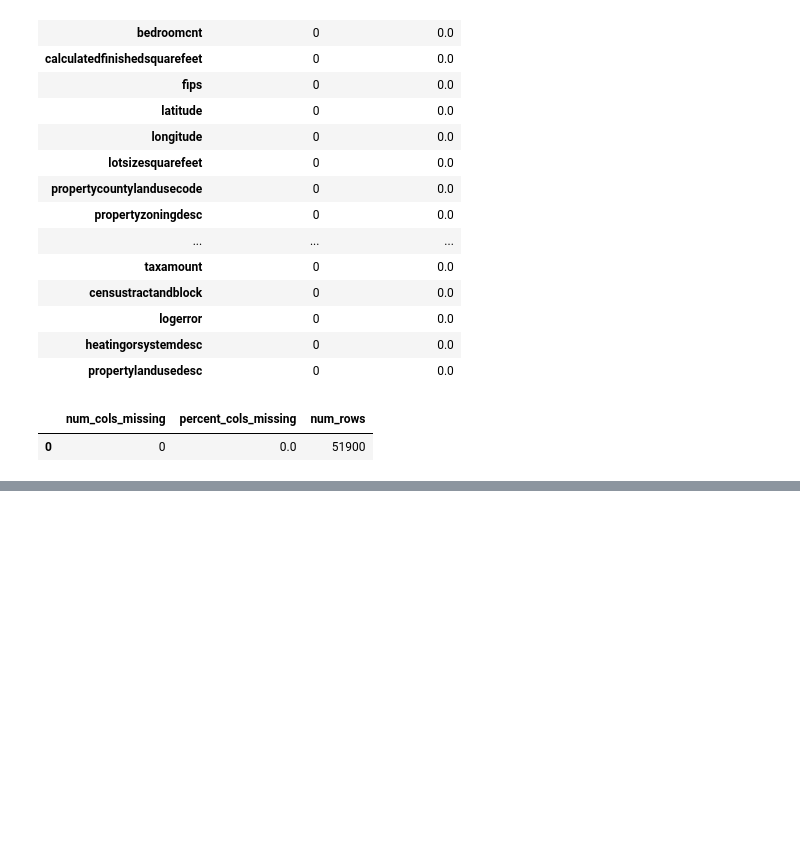
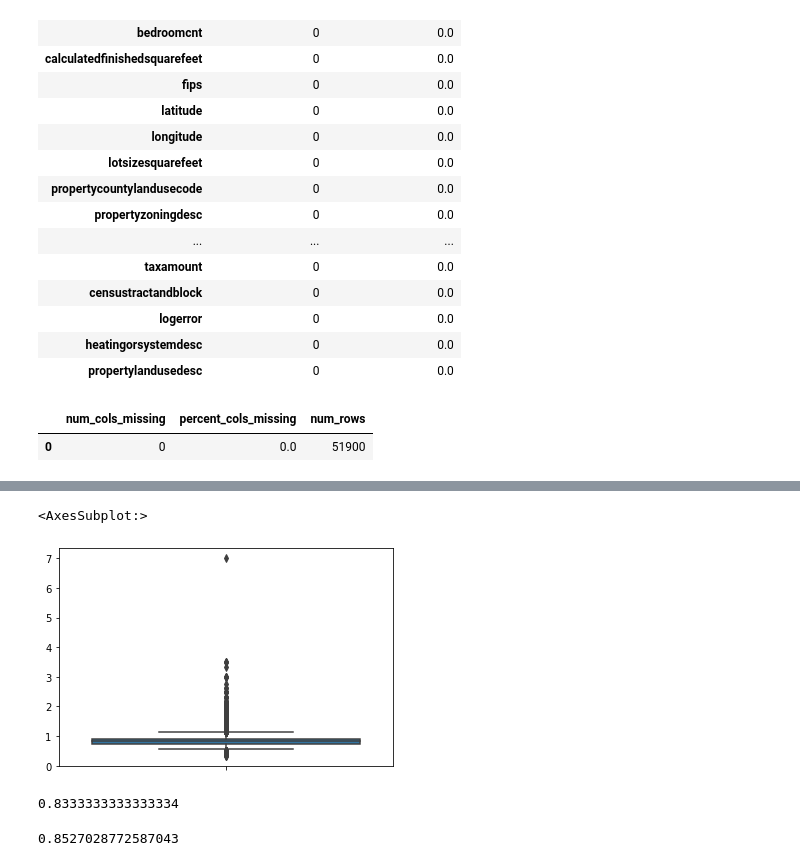
Before and after one commit to adam-talbot/clustering-exercises, a Jupyter notebook: wrangle_exercises_zillow.ipynb, the cells around one changed output, grey strips where cells are left out. Saved outputs shown, nothing was run; the diff lists cells and outputs as text; code cells hidden in the pictures; blank space fills up the shorter version.

```diff
--- a/wrangle_exercises_zillow.ipynb
+++ b/wrangle_exercises_zillow.ipynb
@@ -669,0 +959,13 @@ df.shape
+# %%
+sns.boxplot(y = ((good_roomcnt_data.bathroomcnt + good_roomcnt_data.bedroomcnt) / good_roomcnt_data.roomcnt))
+# %% [output]
+<AxesSubplot:>
+[figure, added]
+# %%
+((good_roomcnt_data.bathroomcnt + good_roomcnt_data.bedroomcnt) / good_roomcnt_data.roomcnt).median()
+# %% [output]
+0.8333333333333334
+# %%
+((good_roomcnt_data.bathroomcnt + good_roomcnt_data.bedroomcnt) / good_roomcnt_data.roomcnt).mean()
+# %% [output]
+0.8527028772587043
```
Also changed, not shown: parts of 40 cells of this notebook, 1 other file.
